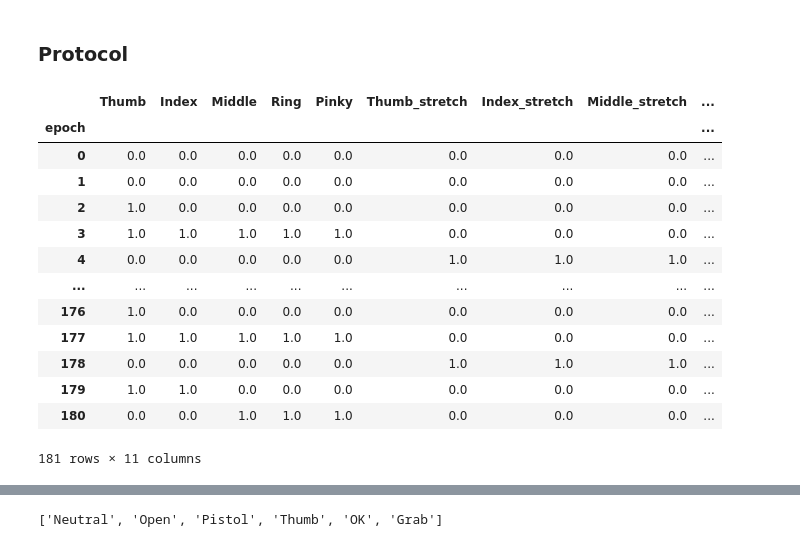
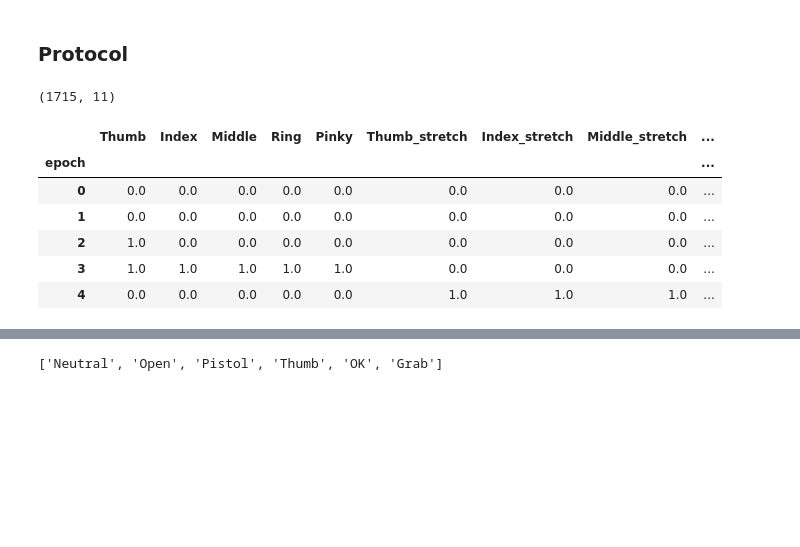
Before and after one commit to DenisBaburin/motorika_internship_team2, a Jupyter notebook: main.ipynb, the cells around one changed output, grey strips where cells are left out. Drawn from its saved outputs; the diff is of its cells as text; code cells hidden in the pictures; blank space fills up the shorter version.

Commit message:
add optuna search, data concat, preprocessing pipeline

```diff
--- a/main.ipynb
+++ b/main.ipynb
@@ -145,0 +152,5 @@ model — model of data
+# %%
+# Датасет с метаинформацией про данные
+df_meta = pd.read_csv('./data/meta_information.csv', index_col=0)
+df_meta = df_meta[df_meta['montage'].isin([s[7:] for s in palms_list])] # Оставляем только те файлы что есть в списке допущенных
+df_meta.head()
@@ -145,0 +164,8 @@ model — model of data
+# %%
+def get_palm_files(pilot_id=1): # Выбираем файлы по пилоту
+    palm_files = df_meta[df_meta['pilote_id'] == pilot_id]['montage'].values
+    palm_files = ['./data/'+s for s in palm_files]
+    return palm_files
+# %%
+palm_files = get_palm_files(pilot_id=1)
+palm_files
@@ -233,23 +270,24 @@ if DO_DRAW_PLOTS:
     plt.tight_layout()
 # %% [markdown]
 ### Protocol
+# %%
+def read_y(palm_files):
+    y = pd.DataFrame()
+    for palm_file in palm_files:
+        y = pd.concat([y,pd.read_csv(f'{palm_file}.protocol.csv', index_col=0)])
+    return y
 # %%
 # Целевые признаки сгибаний и разгибаний пальцев руки
-gestures_protocol = pd.read_csv(f'{palm_file}.protocol.csv', index_col=0)
-gestures_protocol
+gestures_protocol = read_y(palm_files)
+print(gestures_protocol.shape)
+gestures_protocol.head()
 # %% [output]
+(1715, 11)
 |  | Thumb | Index | Middle | Ring | Pinky | Thumb_stretch | Index_stretch | Middle_stretch | ... |
 | epoch |  |  |  |  |  |  |  |  | ... |
 | 0 | 0.0 | 0.0 | 0.0 | 0.0 | 0.0 | 0.0 | 0.0 | 0.0 | ... |
 | 1 | 0.0 | 0.0 | 0.0 | 0.0 | 0.0 | 0.0 | 0.0 | 0.0 | ... |
 | 2 | 1.0 | 0.0 | 0.0 | 0.0 | 0.0 | 0.0 | 0.0 | 0.0 | ... |
 | 3 | 1.0 | 1.0 | 1.0 | 1.0 | 1.0 | 0.0 | 0.0 | 0.0 | ... |
 | 4 | 0.0 | 0.0 | 0.0 | 0.0 | 0.0 | 1.0 | 1.0 | 1.0 | ... |
-| ... | ... | ... | ... | ... | ... | ... | ... | ... | ... |
-| 176 | 1.0 | 0.0 | 0.0 | 0.0 | 0.0 | 0.0 | 0.0 | 0.0 | ... |
-| 177 | 1.0 | 1.0 | 1.0 | 1.0 | 1.0 | 0.0 | 0.0 | 0.0 | ... |
-| 178 | 0.0 | 0.0 | 0.0 | 0.0 | 0.0 | 1.0 | 1.0 | 1.0 | ... |
-| 179 | 1.0 | 1.0 | 0.0 | 0.0 | 0.0 | 0.0 | 0.0 | 0.0 | ... |
-| 180 | 0.0 | 0.0 | 1.0 | 1.0 | 1.0 | 0.0 | 0.0 | 0.0 | ... |
-181 rows × 11 columns
 # %%
```
Also changed, not shown: parts of 52 cells of this notebook, 1 other file.
